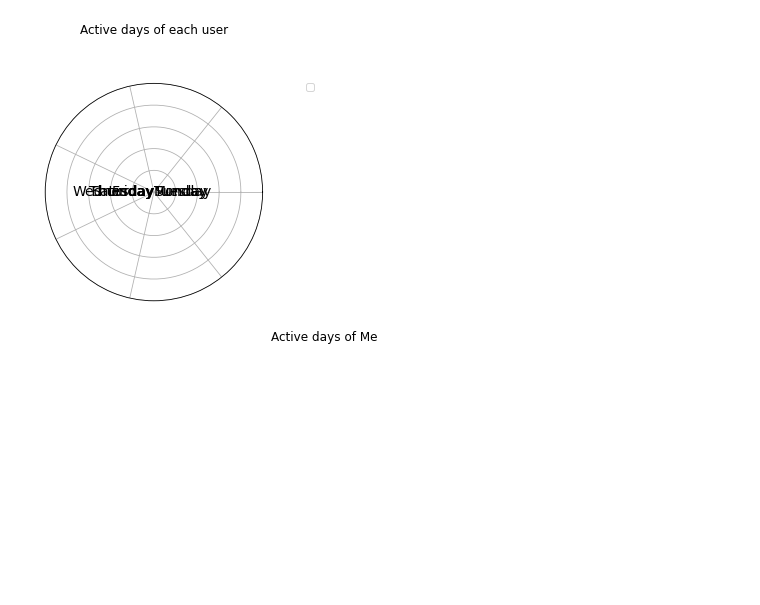
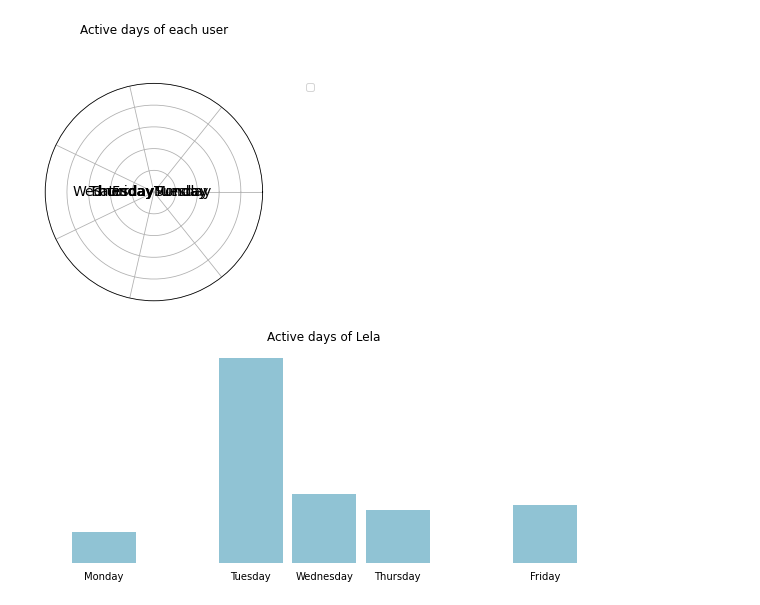
Before and after one commit to sabiqsabry/bawt, a Jupyter notebook: main.ipynb, the cells around one changed output. Cells and saved outputs as stored; diff of their text form; code cells hidden in the pictures.

```diff
--- a/main.ipynb
+++ b/main.ipynb
@@ -53,5 +61,5 @@ The autoreload extension is already loaded. To reload it, use:
 # %%
-df = helper.import_data('/content/drive/MyDrive/Colab Notebooks/bawt - chat behaviour analysis/chat/User 2/_chat 2.txt')
+df = helper.import_data('/content/drive/MyDrive/Colab Notebooks/bawt - chat behaviour analysis/chat/User 6/WhatsApp Chat with Lela.txt')
 df = helper.preprocess_data(df)
 
 # Change labels for anonymization - Leave this at False
@@ -79,9 +87,9 @@ general.plot_day_spider(df, colors=None, savefig=False, dpi=100)
 # %% [output]
 [figure]
 # %%
-general.plot_active_days(df, savefig=False, dpi=100, user='Me')
+general.plot_active_days(df, savefig=False, dpi=100, user='Lela')
 # %% [output]
-[figure, old version]
+[figure, new version]
 # %%
 general.plot_active_hours(df, color='#ffdfba', savefig=False, dpi=100, user='All')
 # %% [output]
```
Also changed, not shown: parts of 17 cells of this notebook.
